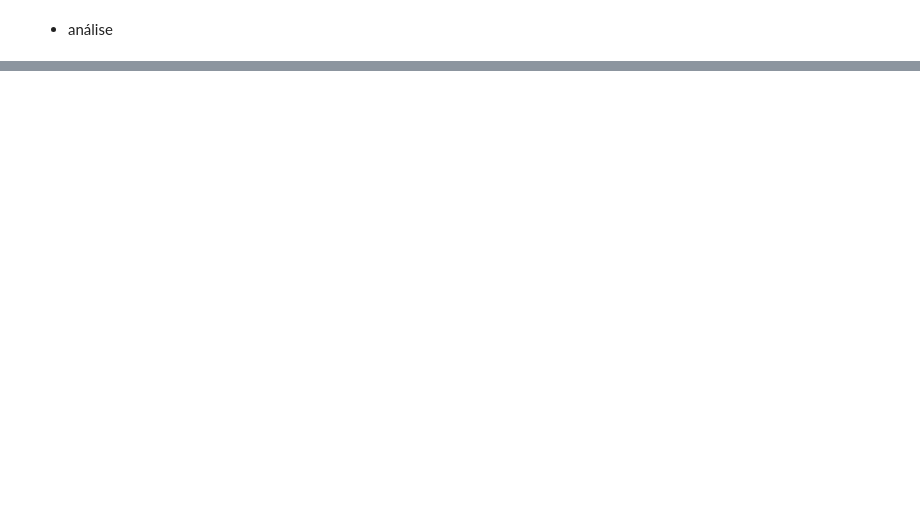
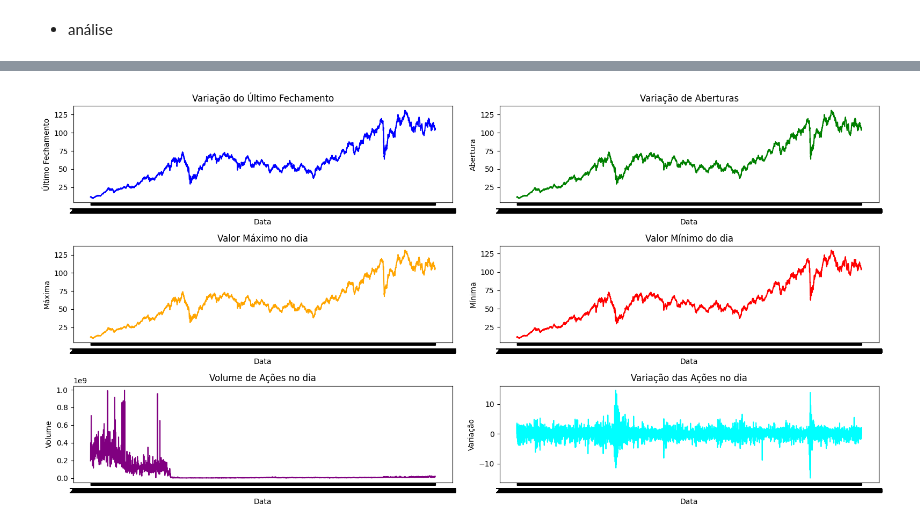
Before and after one commit to MCardosoDev/Tech_Challenge_Fase2, a Jupyter notebook: Tech_Challenge2.ipynb, the cells around one changed output, grey strips where cells are left out. Drawn from its saved outputs; the diff is of its cells as text; code cells hidden in the pictures; blank space fills up the shorter version.

```diff
--- a/Tech_Challenge2.ipynb
+++ b/Tech_Challenge2.ipynb
@@ -120,0 +136,4 @@ df.head()
+# %%
+plot_ts(df)
+# %% [output]
+[figure, added]
```
Also changed, not shown: parts of 29 cells of this notebook, 1 other file.
